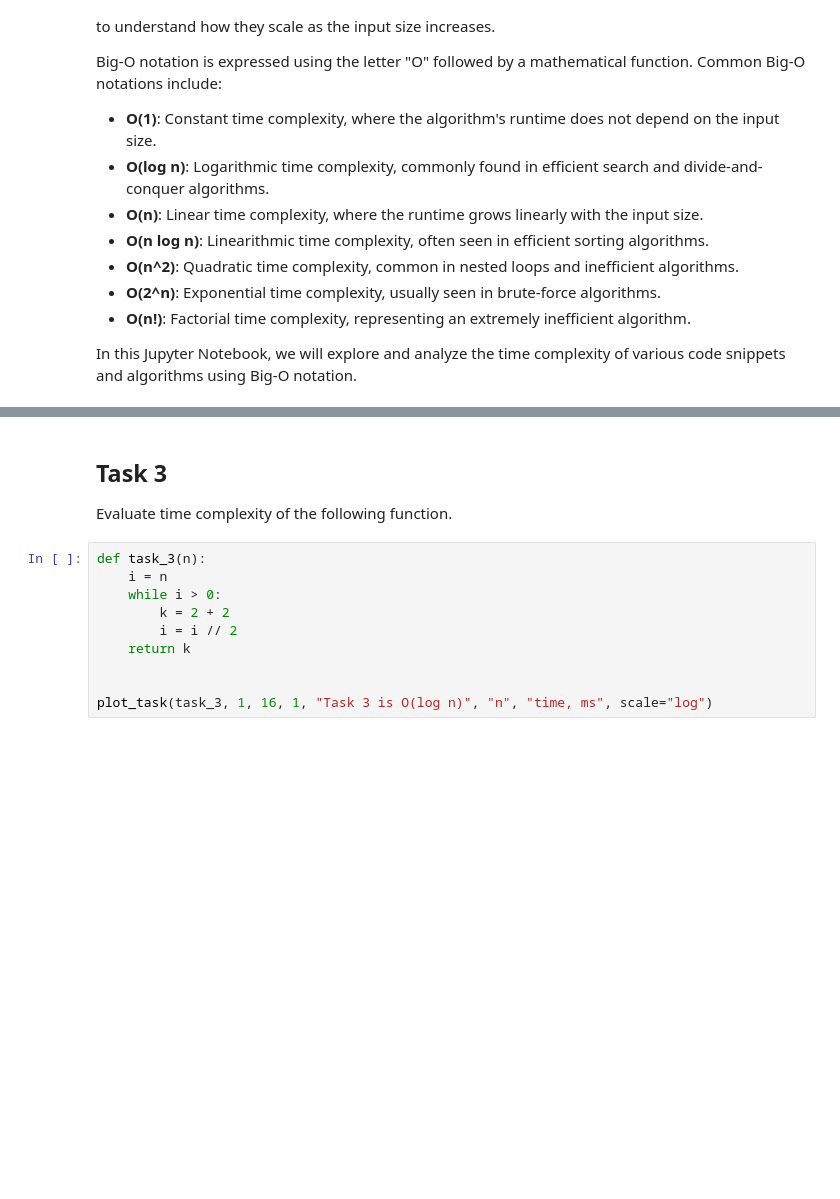
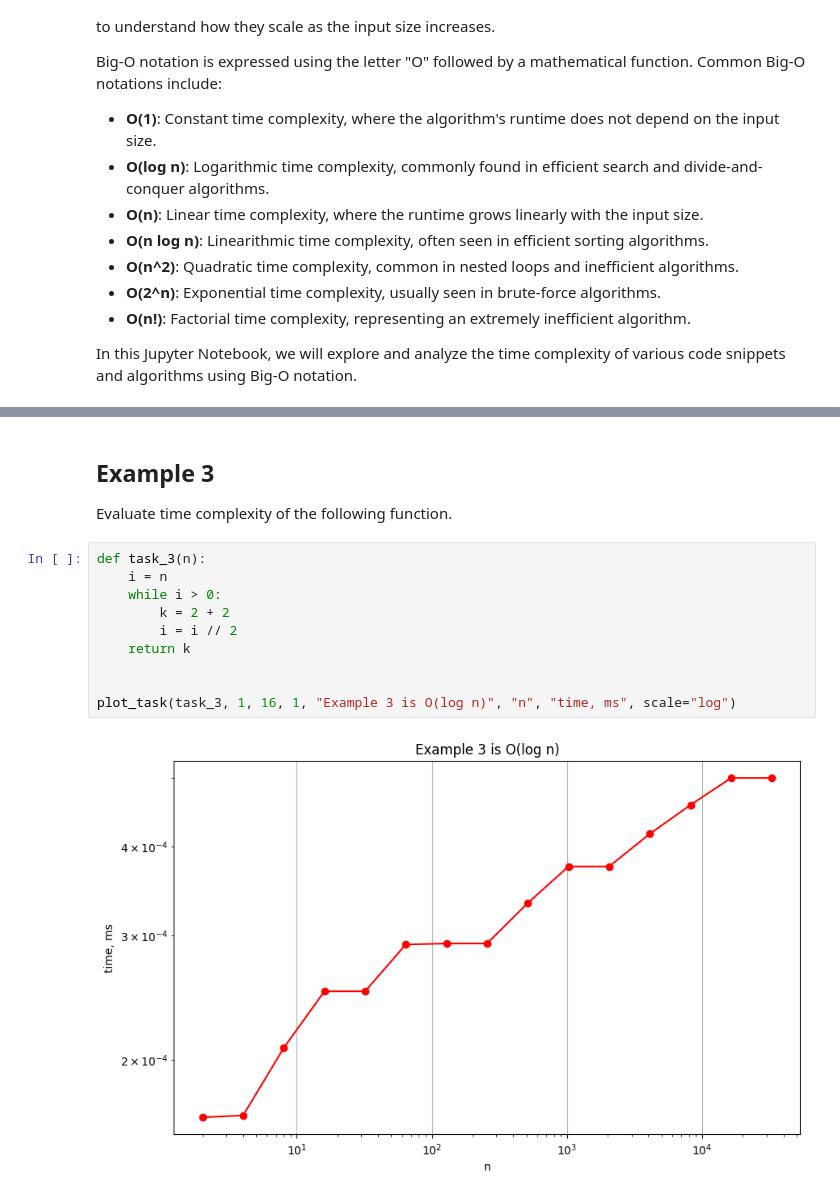
Before and after one commit to romankurakin/data-structures-and-algorithms, a Jupyter notebook: Big-O.ipynb, the cells around one changed output, grey strips where cells are left out. Drawn from its saved outputs; the diff is of its cells as text; blank space fills up the shorter version.

```diff
--- a/Big-O.ipynb
+++ b/Big-O.ipynb
@@ -96,15 +100,17 @@ plot_task(task_2, 10, 500, 10, "Task 2 is O(n)", "n", "time, ms")
 # %% [markdown]
-## Task 3
+## Example 3
 
 Evaluate time complexity of the following function.
 # %%
 def task_3(n):
     i = n
     while i > 0:
         k = 2 + 2
         i = i // 2
     return k
 
 
-plot_task(task_3, 1, 16, 1, "Task 3 is O(log n)", "n", "time, ms", scale="log")
+plot_task(task_3, 1, 16, 1, "Example 3 is O(log n)", "n", "time, ms", scale="log")
+# %% [output]
+[figure, added]
 # %% [markdown]
```
Also changed, not shown: parts of 19 cells of this notebook.
